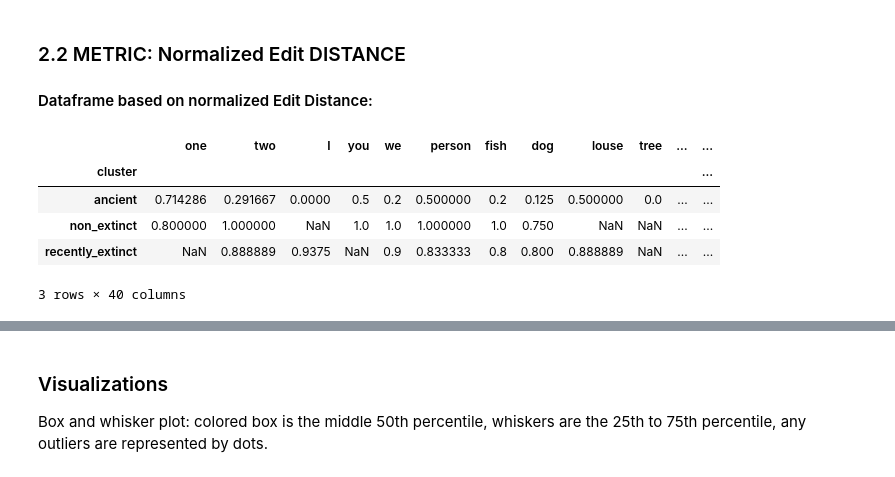
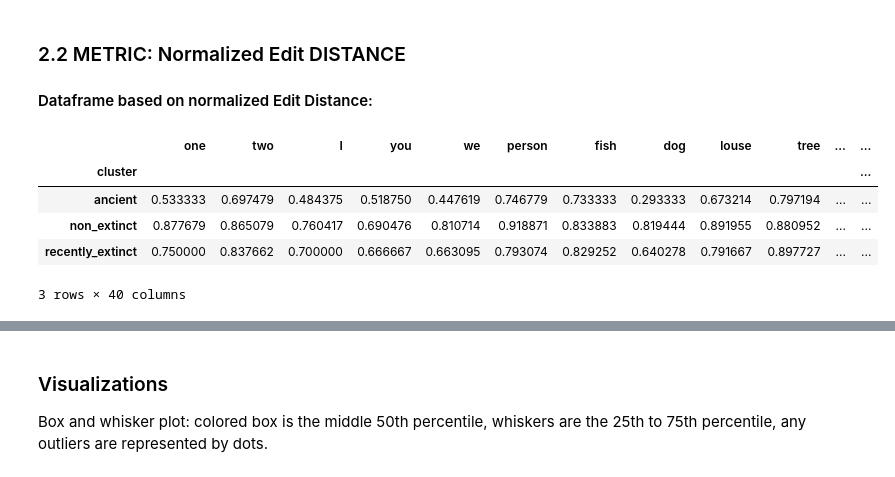
Before and after one commit to sidsvash26/history_of_number_words, a Jupyter notebook: Project_2_History_of_Number_words.ipynb, the cells around one changed output, grey strips where cells are left out. Drawn from its saved outputs; the diff is of its cells as text; code cells hidden in the pictures.

Commit message:
updated phonetic similarity metrics

```diff
--- a/Project_2_History_of_Number_words.ipynb
+++ b/Project_2_History_of_Number_words.ipynb
@@ -482,0 +510,14 @@ The p-value is 0.1398. This does not allow us to reject the null hypothesis.
+# %%
+#Create an empty dataframe with columns as words and multi index (language, cluster)
+df = pd.DataFrame(columns = words, index = index_adv, dtype=float)
+
+for (lang, cluster) in all_langs:
+    for word in words:
+        try:
+            df.loc[(lang, cluster),word] = similarity_metric('ph_dist', 'OLD_ENGLISH', lang, word)
+        except:
+            pass   #for words not found in a particular language
+
+#Missing Value imputations
+#df.fillna(df.median(), inplace=True)
+df.groupby(level=['cluster']).mean()
@@ -719,22 +812,22 @@ The p-value is 0.2057. This does not allow us to reject the null hypothesis.
 # %%
 #Create an empty dataframe with columns as words and multi index (language, cluster)
 df = pd.DataFrame(columns = words, index = index_adv, dtype=float)
 
 for (lang, cluster) in all_langs:
     for word in words:
         try:
-            df.loc[(lang, cluster),word] = similarity_metric('norm_hamming', 'CLASSICAL_ARABIC', lang, word)
+            df.loc[(lang, cluster),word] = similarity_metric('nedit_d', 'CLASSICAL_ARABIC', lang, word)
         except:
             pass   #for words not found in a particular language
 
 
 df.groupby(level=['cluster']).mean()
 # %% [output]
 |  | one | two | I | you | we | person | fish | dog | louse | tree | ... | ... |
 | cluster |  |  |  |  |  |  |  |  |  |  |  | ... |
-| ancient | 0.714286 | 0.291667 | 0.0000 | 0.5 | 0.2 | 0.500000 | 0.2 | 0.125 | 0.500000 | 0.0 | ... | ... |
-| non_extinct | 0.800000 | 1.000000 | NaN | 1.0 | 1.0 | 1.000000 | 1.0 | 0.750 | NaN | NaN | ... | ... |
-| recently_extinct | NaN | 0.888889 | 0.9375 | NaN | 0.9 | 0.833333 | 0.8 | 0.800 | 0.888889 | NaN | ... | ... |
+| ancient | 0.533333 | 0.697479 | 0.484375 | 0.518750 | 0.447619 | 0.746779 | 0.733333 | 0.293333 | 0.673214 | 0.797194 | ... | ... |
+| non_extinct | 0.877679 | 0.865079 | 0.760417 | 0.690476 | 0.810714 | 0.918871 | 0.833883 | 0.819444 | 0.891955 | 0.880952 | ... | ... |
+| recently_extinct | 0.750000 | 0.837662 | 0.700000 | 0.666667 | 0.663095 | 0.793074 | 0.829252 | 0.640278 | 0.791667 | 0.897727 | ... | ... |
 3 rows × 40 columns
 # %%
 number_words = list(df.columns[:2])
```
Also changed, not shown: parts of 44 cells of this notebook.
